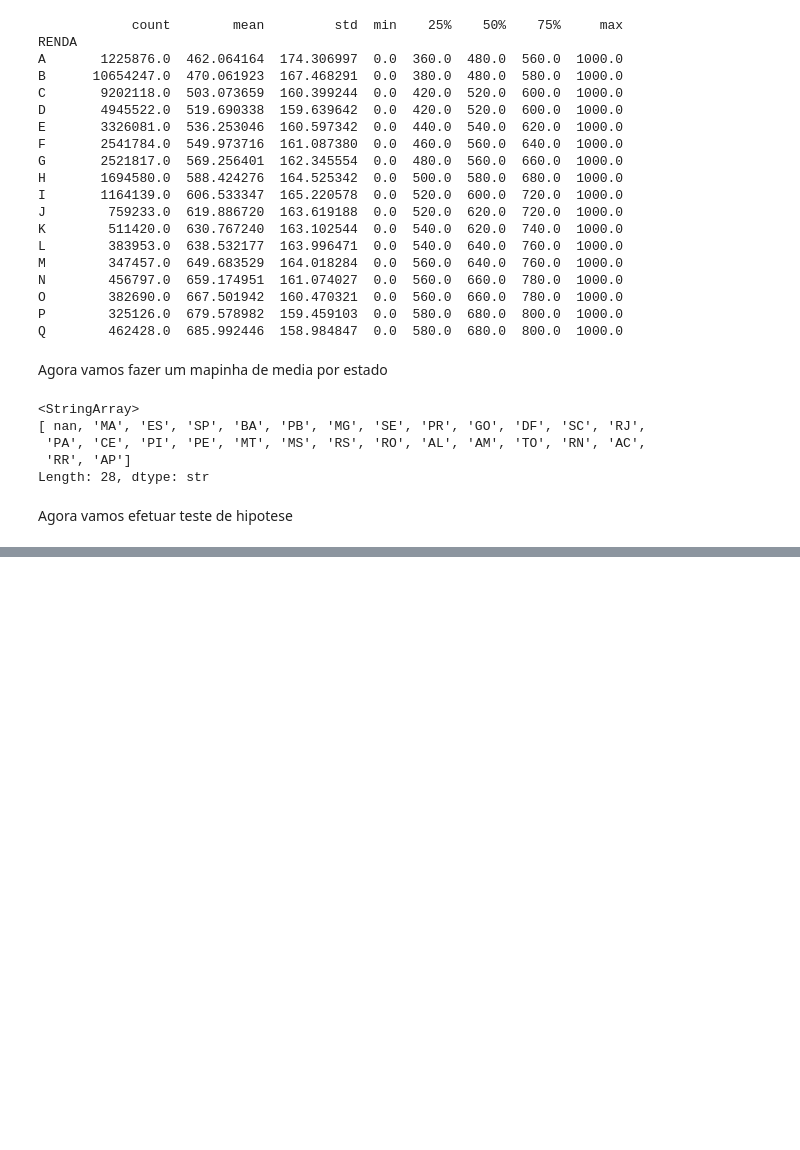
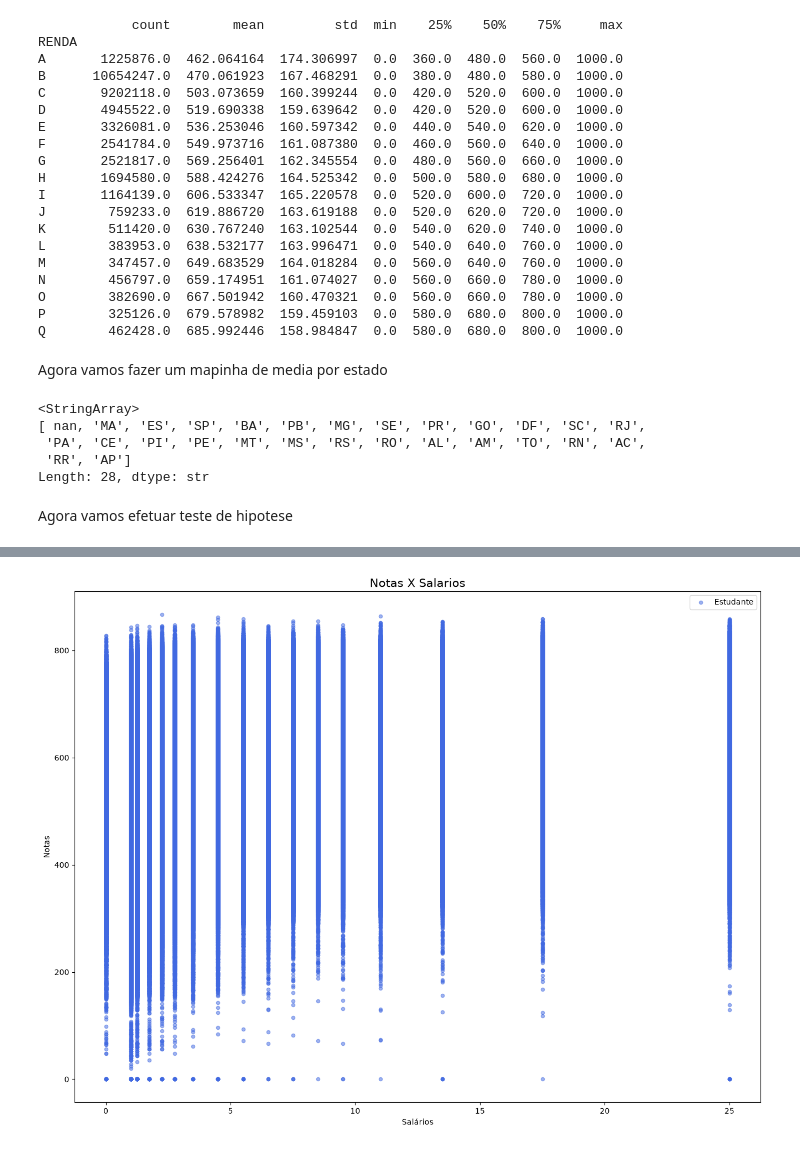
Before and after one commit to joaoenglens/TrabalhoDataScience, a Jupyter notebook: notebooks/analises_por_grupo.ipynb, the cells around one changed output, grey strips where cells are left out. Drawn from its saved outputs; the diff is of its cells as text; code cells hidden in the pictures; blank space fills up the shorter version.

```diff
--- a/notebooks/analises_por_grupo.ipynb
+++ b/notebooks/analises_por_grupo.ipynb
@@ -4,7 +4,7 @@ Iniciar fazendo os imports
 import pandas as pd
 import matplotlib.pyplot as plt
 # %%
-df = pd.read_csv("C:/Users/toravi21/Desktop/dados/limpo/Nota_Renda.csv", sep = ";", encoding='latin-1')
+df = pd.read_csv("C:/Users/tomas/OneDrive/Desktop/DStrabalho/data/processed/Nota_Renda_N.csv", sep = ";", encoding='latin-1')
 
 print(df.columns)
 # %% [output]
@@ -194,0 +203,22 @@ Agora vamos efetuar teste de hipotese
+# %%
+x = df_periodo["salario"]
+y = df_periodo["MEDIA_NOTA"]
+
+plt.figure(figsize=(16,12))
+plt.scatter(
+
+    x,
+    y,
+    color = "royalblue",
+    alpha = 0.5,
+    label = "Estudante",
+    s=20
+)
+
+plt.title("Notas X Salarios",fontsize=15)
+plt.xlabel("Salários")
+plt.ylabel("Notas")
+plt.legend()
+plt.show()
+# %% [output]
+[figure, added]
```
Also changed, not shown: parts of 9 cells of this notebook, 2 other files.
